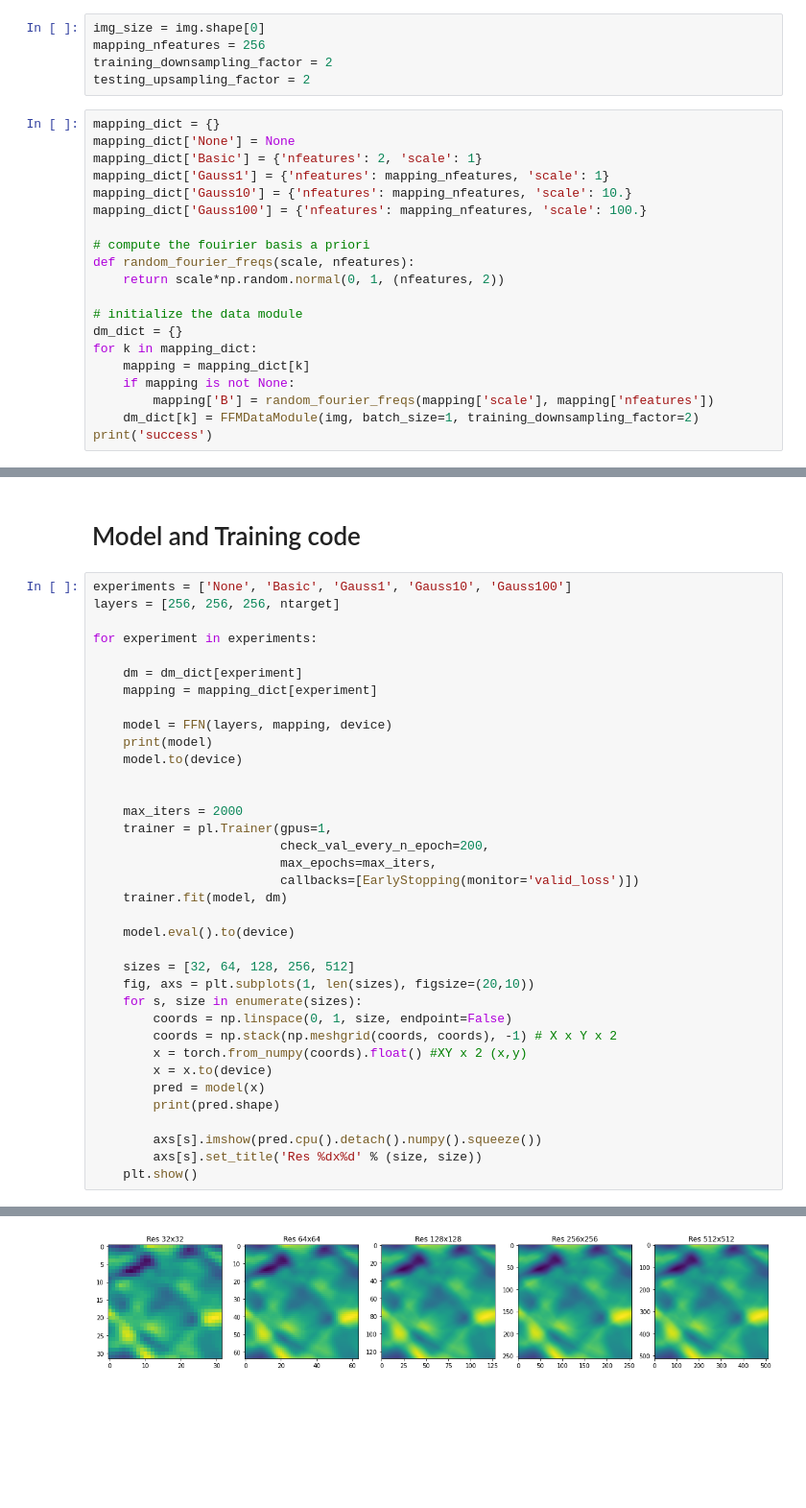
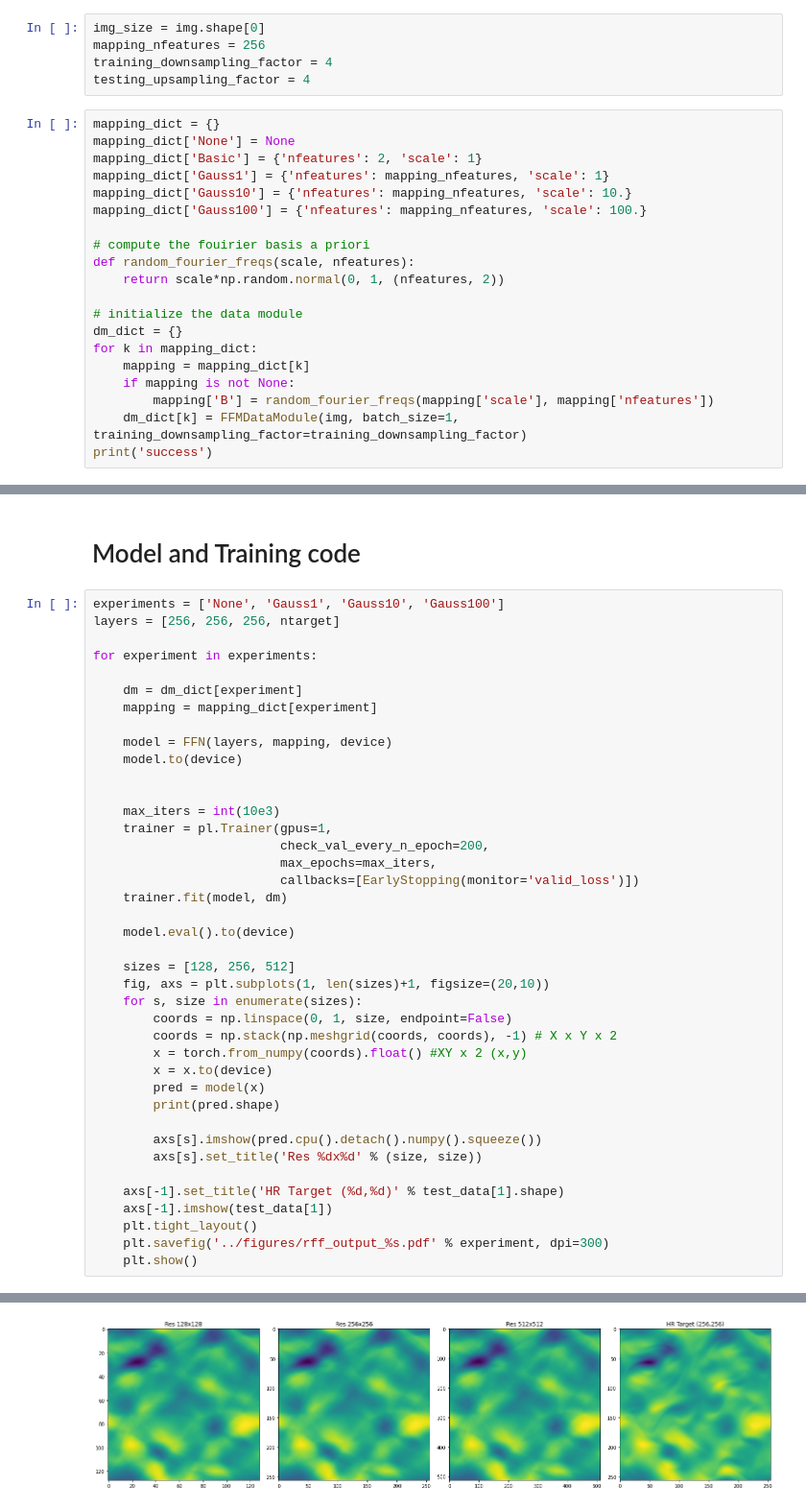
Before and after one commit to Chutlhu/TurboSuperResultion, a Jupyter notebook: notebooks/[TurboNeuralFourier] FFM on PytorchLightening on Turbulent Data.ipynb, the cells around one changed output, grey strips where cells are left out. Shown at 96% size. Cells and saved outputs as stored; diff of their text form; blank space fills up the shorter version.

```diff
--- a/notebooks/[TurboNeuralFourier] FFM on PytorchLightening on Turbulent Data.ipynb
+++ b/notebooks/[TurboNeuralFourier] FFM on PytorchLightening on Turbulent Data.ipynb
@@ -92,8 +91,8 @@ plt.show()
 # %%
 img_size = img.shape[0]
 mapping_nfeatures = 256
-training_downsampling_factor = 2
-testing_upsampling_factor = 2
+training_downsampling_factor = 4
+testing_upsampling_factor = 4
 # %%
 mapping_dict = {}
 mapping_dict['None'] = None
@@ -112,14 +111,14 @@ for k in mapping_dict:
     mapping = mapping_dict[k]
     if mapping is not None:
         mapping['B'] = random_fourier_freqs(mapping['scale'], mapping['nfeatures'])
-    dm_dict[k] = FFMDataModule(img, batch_size=1, training_downsampling_factor=2)
+    dm_dict[k] = FFMDataModule(img, batch_size=1, training_downsampling_factor=training_downsampling_factor)
 print('success')
 # %% [output]
 success
 # %% [markdown]
 # Model and Training code
 # %%
-experiments = ['None', 'Basic', 'Gauss1', 'Gauss10', 'Gauss100']
+experiments = ['None', 'Gauss1', 'Gauss10', 'Gauss100']
 layers = [256, 256, 256, ntarget]
 
 for experiment in experiments:
@@ -128,11 +127,10 @@ for experiment in experiments:
     mapping = mapping_dict[experiment]
 
     model = FFN(layers, mapping, device)
-    print(model)
     model.to(device)
 
 
-    max_iters = 2000
+    max_iters = int(10e3)
     trainer = pl.Trainer(gpus=1,
                          check_val_every_n_epoch=200,
                          max_epochs=max_iters,
@@ -141,8 +139,8 @@ for experiment in experiments:
 
     model.eval().to(device)
 
-    sizes = [32, 64, 128, 256, 512]
-    fig, axs = plt.subplots(1, len(sizes), figsize=(20,10))
+    sizes = [128, 256, 512]
+    fig, axs = plt.subplots(1, len(sizes)+1, figsize=(20,10))
     for s, size in enumerate(sizes):
         coords = np.linspace(0, 1, size, endpoint=False)
         coords = np.stack(np.meshgrid(coords, coords), -1) # X x Y x 2
@@ -153,6 +151,11 @@ for experiment in experiments:
 
         axs[s].imshow(pred.cpu().detach().numpy().squeeze())
         axs[s].set_title('Res %dx%d' % (size, size))
+
+    axs[-1].set_title('HR Target (%d,%d)' % test_data[1].shape)
+    axs[-1].imshow(test_data[1])
+    plt.tight_layout()
+    plt.savefig('../figures/rff_output_%s.pdf' % experiment, dpi=300)
     plt.show()
 # %% [output]
 GPU available: True, used: True
@@ -190,7 +182,7 @@ torch.Size([64, 64, 1])
 torch.Size([128, 128, 1])
 torch.Size([256, 256, 1])
 torch.Size([512, 512, 1])
-[figure, old version]
+[figure, new version]
 GPU available: True, used: True
 TPU available: False, using: 0 TPU cores
 LOCAL_RANK: 0 - CUDA_VISIBLE_DEVICES: [0]
```
Also changed, not shown: parts of 3 cells of this notebook, 18 other files.
